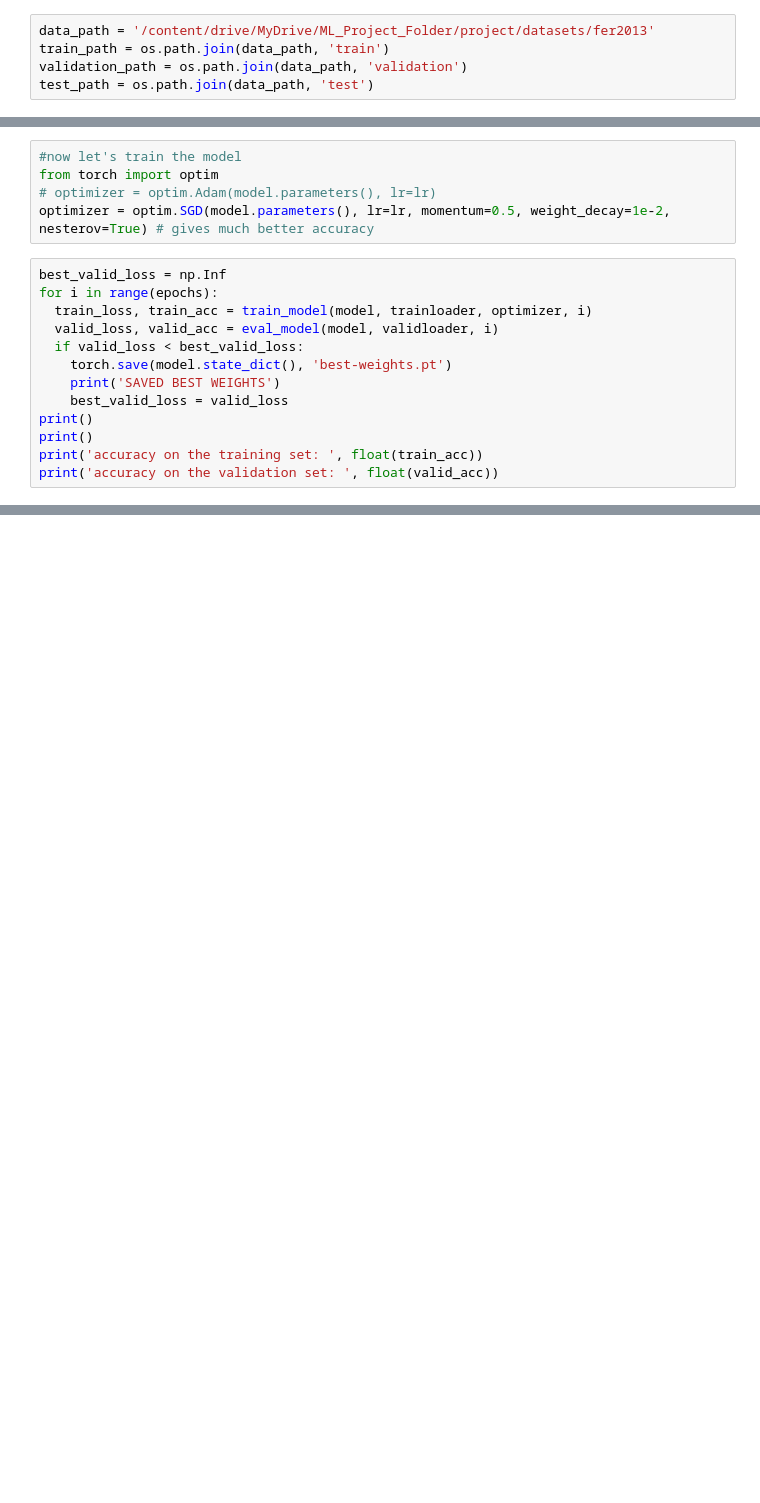
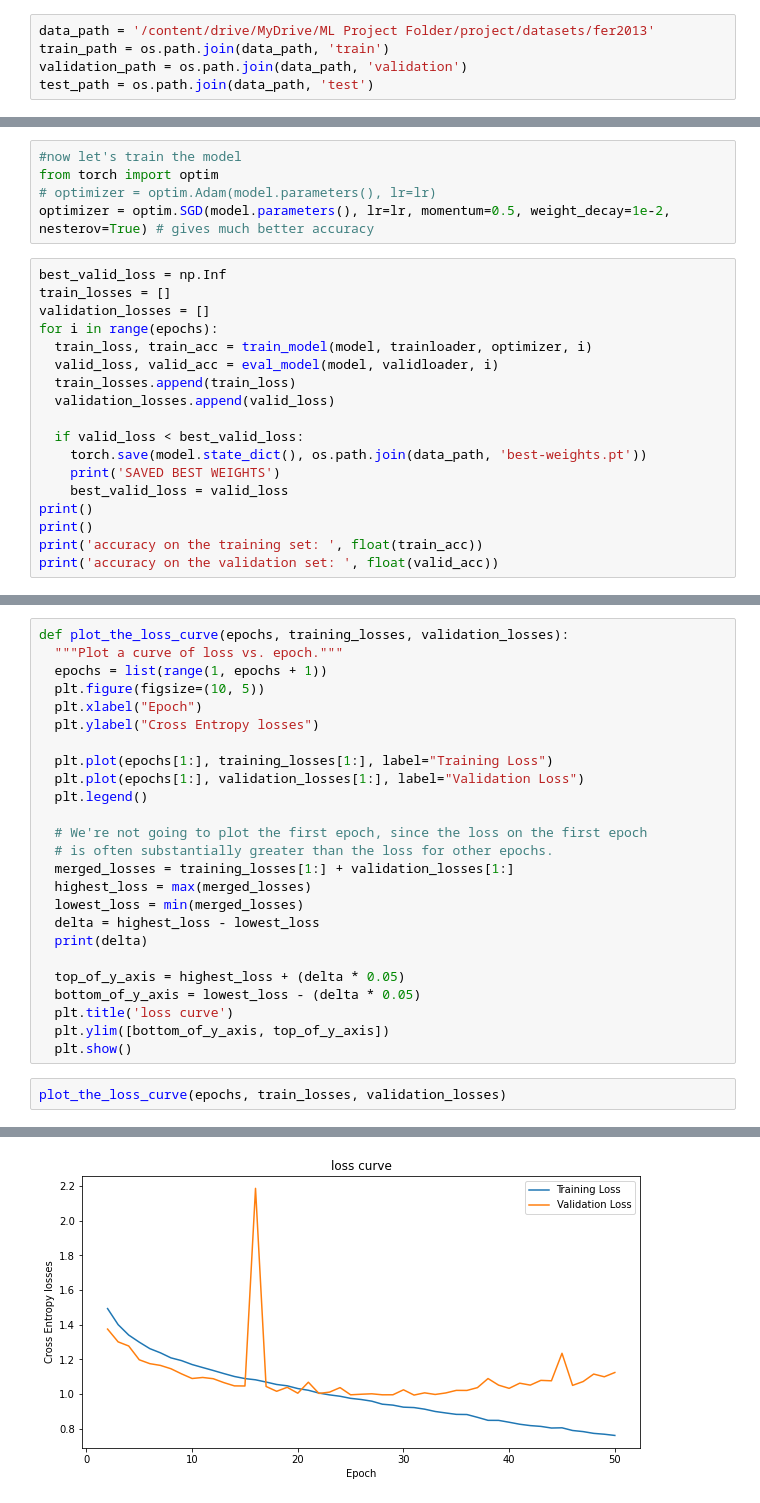
Before and after one commit to abbasmammadov/Facial-Expression-Recognition, a Jupyter notebook: Models/Resnet_50.ipynb, the cells around one changed output, grey strips where cells are left out. Saved outputs shown, nothing was run; the diff lists cells and outputs as text; blank space fills up the shorter version.

Commit message:
finish training

```diff
--- a/Models/Resnet_50.ipynb
+++ b/Models/Resnet_50.ipynb
@@ -47,7 +49,7 @@ valid_augs = T.Compose([T.ToTensor()])
 
 test_augs = T.Compose([T.ToTensor()])
 # %%
-data_path = '/content/drive/MyDrive/ML_Project_Folder/project/datasets/fer2013'
+data_path = '/content/drive/MyDrive/ML Project Folder/project/datasets/fer2013'
 train_path = os.path.join(data_path, 'train')
 validation_path = os.path.join(data_path, 'validation')
 test_path = os.path.join(data_path, 'test')
@@ -194,11 +196,16 @@ from torch import optim
 optimizer = optim.SGD(model.parameters(), lr=lr, momentum=0.5, weight_decay=1e-2, nesterov=True) # gives much better accuracy
 # %%
 best_valid_loss = np.Inf
+train_losses = []
+validation_losses = []
 for i in range(epochs):
   train_loss, train_acc = train_model(model, trainloader, optimizer, i)
   valid_loss, valid_acc = eval_model(model, validloader, i)
+  train_losses.append(train_loss)
+  validation_losses.append(valid_loss)
+
   if valid_loss < best_valid_loss:
-    torch.save(model.state_dict(), 'best-weights.pt')
+    torch.save(model.state_dict(), os.path.join(data_path, 'best-weights.pt'))
     print('SAVED BEST WEIGHTS')
     best_valid_loss = valid_loss
 print()
@@ -221,0 +229,28 @@ SAVED BEST WEIGHTS
+# %%
+def plot_the_loss_curve(epochs, training_losses, validation_losses):
+  """Plot a curve of loss vs. epoch."""
+  epochs = list(range(1, epochs + 1))
+  plt.figure(figsize=(10, 5))
+  plt.xlabel("Epoch")
+  plt.ylabel("Cross Entropy losses")
+
+  plt.plot(epochs[1:], training_losses[1:], label="Training Loss")
+  plt.plot(epochs[1:], validation_losses[1:], label="Validation Loss")
+  plt.legend()
+
+  # We're not going to plot the first epoch, since the loss on the first epoch
+  # is often substantially greater than the loss for other epochs.
+  merged_losses = training_losses[1:] + validation_losses[1:]
+  highest_loss = max(merged_losses)
+  lowest_loss = min(merged_losses)
+  delta = highest_loss - lowest_loss
+  print(delta)
+
+  top_of_y_axis = highest_loss + (delta * 0.05)
+  bottom_of_y_axis = lowest_loss - (delta * 0.05)
+  plt.title('loss curve')
+  plt.ylim([bottom_of_y_axis, top_of_y_axis])
+  plt.show()
+# %%
+plot_the_loss_curve(epochs, train_losses, validation_losses)
+# %% [output]
@@ -222,3 +258,4 @@ SAVED BEST WEIGHTS
+[figure, added]
 # %%
 test_loss, test_acc = test_model(model, testloader)
 print()
```
Also changed, not shown: parts of 7 cells of this notebook.
